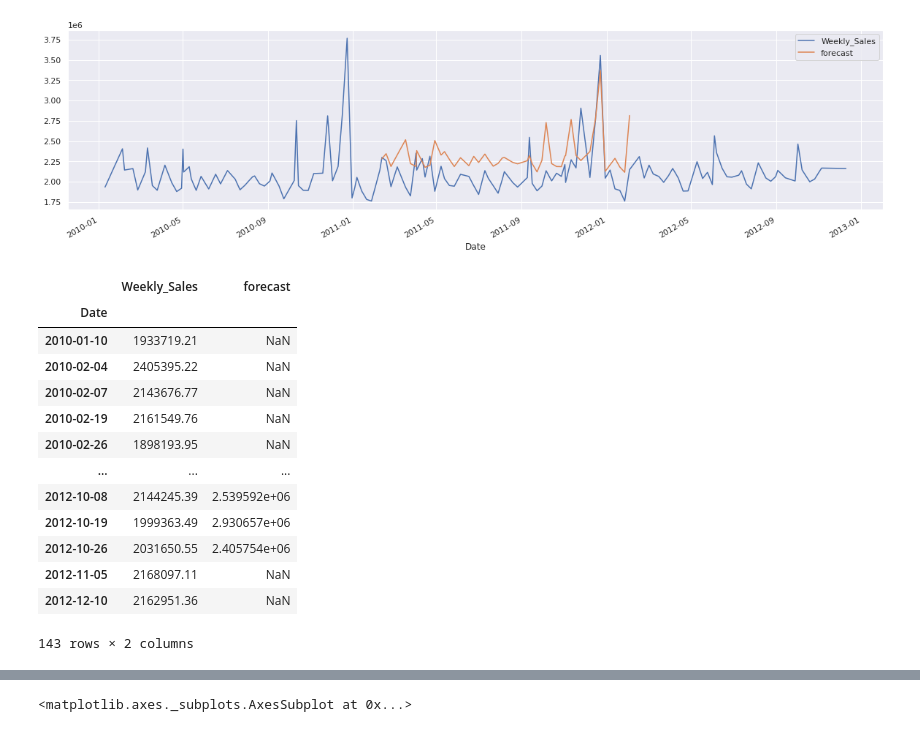
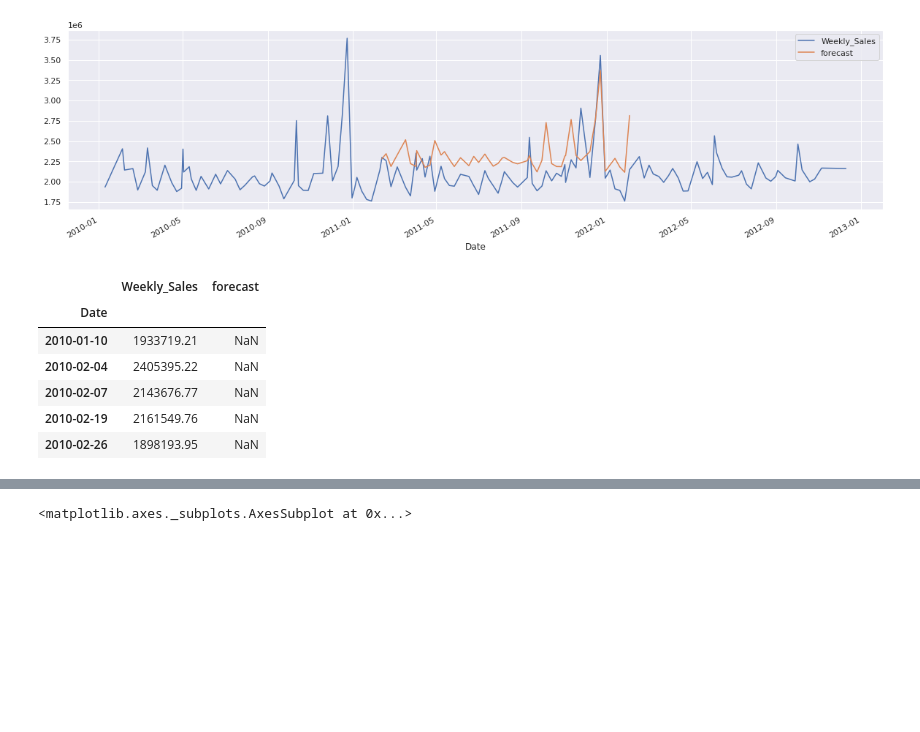
Before and after one commit to Sinethemba-nongqoto/Research-project, a Jupyter notebook: Analysis_0f_Results.ipynb, the cells around one changed output, grey strips where cells are left out. Cells and saved outputs as stored; diff of their text form; code cells hidden in the pictures; blank space fills up the shorter version.

```diff
--- a/Analysis_0f_Results.ipynb
+++ b/Analysis_0f_Results.ipynb
@@ -637,22 +655,15 @@ df20[['Weekly_Sales', 'forecast']].plot(figsize=(20,5))
 [figure]
 # %%
 df20.column=['Weekly_Sales', 'forecast']
-df20
+df20.head()
 # %% [output]
 |  | Weekly_Sales | forecast |
 | Date |  |  |
 | 2010-01-10 | 1933719.21 | NaN |
 | 2010-02-04 | 2405395.22 | NaN |
 | 2010-02-07 | 2143676.77 | NaN |
 | 2010-02-19 | 2161549.76 | NaN |
 | 2010-02-26 | 1898193.95 | NaN |
-| ... | ... | ... |
-| 2012-10-08 | 2144245.39 | 2.539592e+06 |
-| 2012-10-19 | 1999363.49 | 2.930657e+06 |
-| 2012-10-26 | 2031650.55 | 2.405754e+06 |
-| 2012-11-05 | 2168097.11 | NaN |
-| 2012-12-10 | 2162951.36 | NaN |
-143 rows × 2 columns
 # %%
 
 from pandas.tseries.offsets import DateOffset
```
Also changed, not shown: parts of 16 cells of this notebook.
